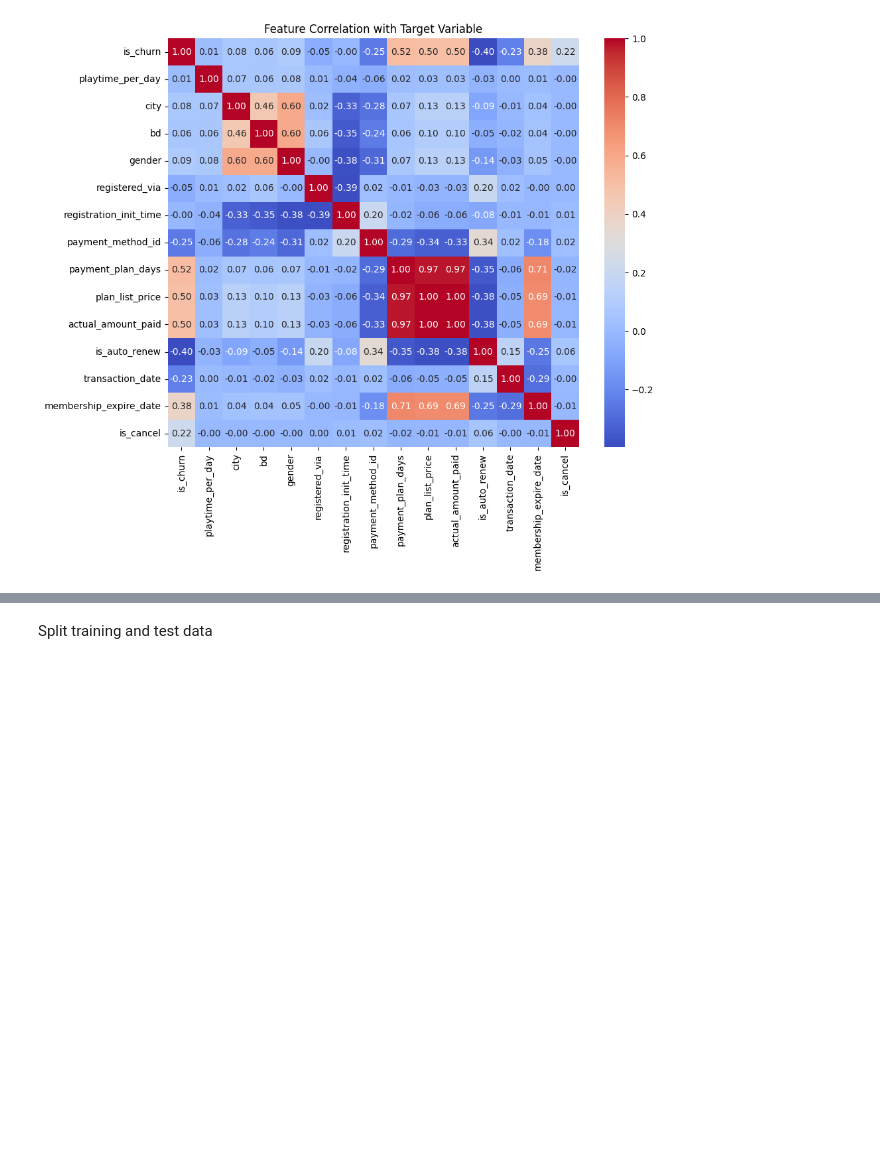
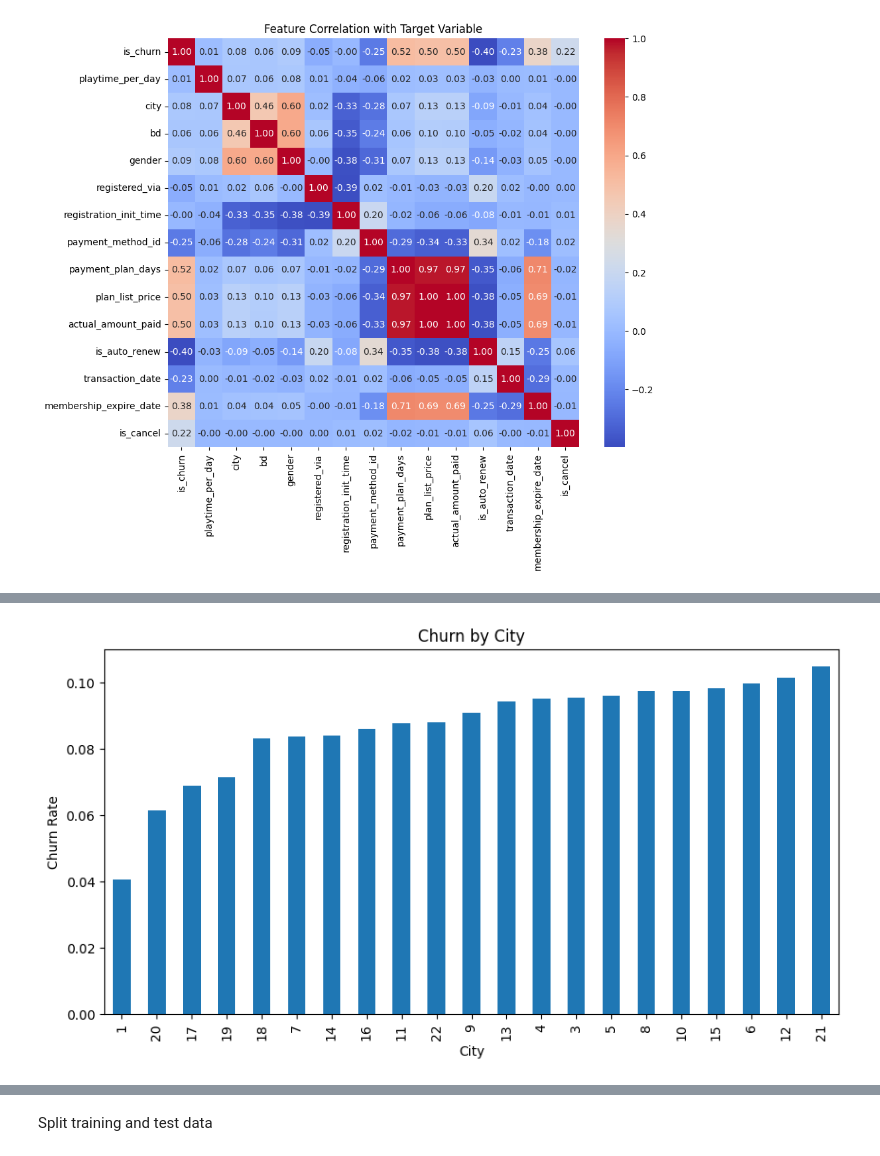
Before and after one commit to yingliu02/DATA240_Project, a Jupyter notebook: DATA240_project_models_rawdataset_and_feature_importance.ipynb, the cells around one changed output, grey strips where cells are left out. Cells and saved outputs as stored; diff of their text form; code cells hidden in the pictures; blank space fills up the shorter version.

```diff
--- a/DATA240_project_models_rawdataset_and_feature_importance.ipynb
+++ b/DATA240_project_models_rawdataset_and_feature_importance.ipynb
@@ -102,0 +144,10 @@ plt.show()
+# %%
+#churn by city
+city_churn = churn_df.groupby('city')['is_churn'].mean().sort_values()
+city_churn.plot(kind='bar', figsize=(10, 5))
+plt.title('Churn by City')
+plt.xlabel('City')
+plt.ylabel('Churn Rate')
+plt.show()
+# %% [output]
+[figure, added]
```
Also changed, not shown: parts of 20 cells of this notebook.
